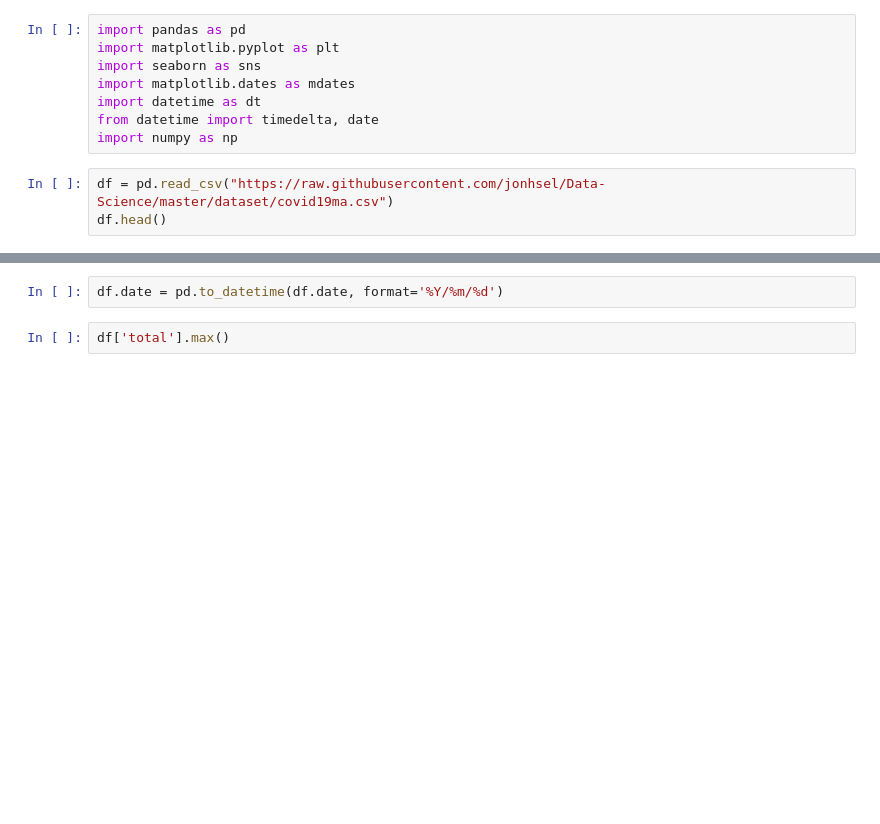
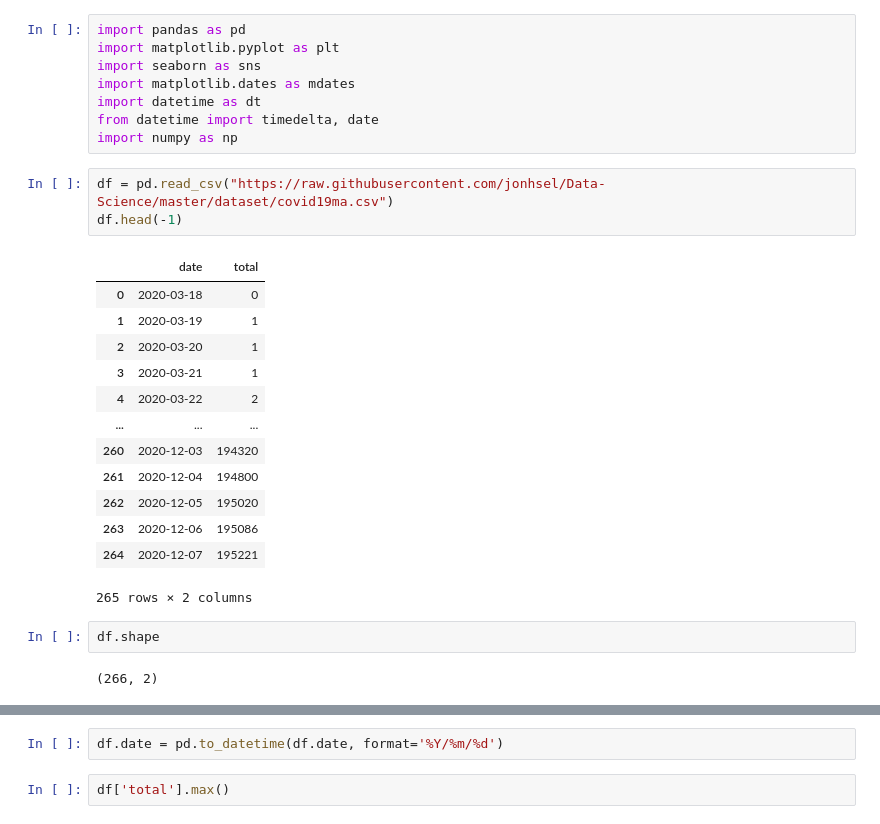
Before and after one commit to jonhsel/Data-Science, a Jupyter notebook: Covid_19_Maranhão.ipynb, the cells around one changed output, grey strips where cells are left out. Drawn from its saved outputs; the diff is of its cells as text; blank space fills up the shorter version.

```diff
--- a/Covid_19_Maranhão.ipynb
+++ b/Covid_19_Maranhão.ipynb
@@ -10,6 +10,24 @@ from datetime import timedelta, date
 import numpy as np
 # %%
 df = pd.read_csv("https://raw.githubusercontent.com/jonhsel/Data-Science/master/dataset/covid19ma.csv")
-df.head()
+df.head(-1)
+# %% [output]
+|  | date | total |
+| 0 | 2020-03-18 | 0 |
+| 1 | 2020-03-19 | 1 |
+| 2 | 2020-03-20 | 1 |
+| 3 | 2020-03-21 | 1 |
+| 4 | 2020-03-22 | 2 |
+| ... | ... | ... |
+| 260 | 2020-12-03 | 194320 |
+| 261 | 2020-12-04 | 194800 |
+| 262 | 2020-12-05 | 195020 |
+| 263 | 2020-12-06 | 195086 |
+| 264 | 2020-12-07 | 195221 |
+265 rows × 2 columns
+# %%
+df.shape
+# %% [output]
+(266, 2)
 # %%
 df.dtypes
```
Also changed, not shown: parts of 5 cells of this notebook.
